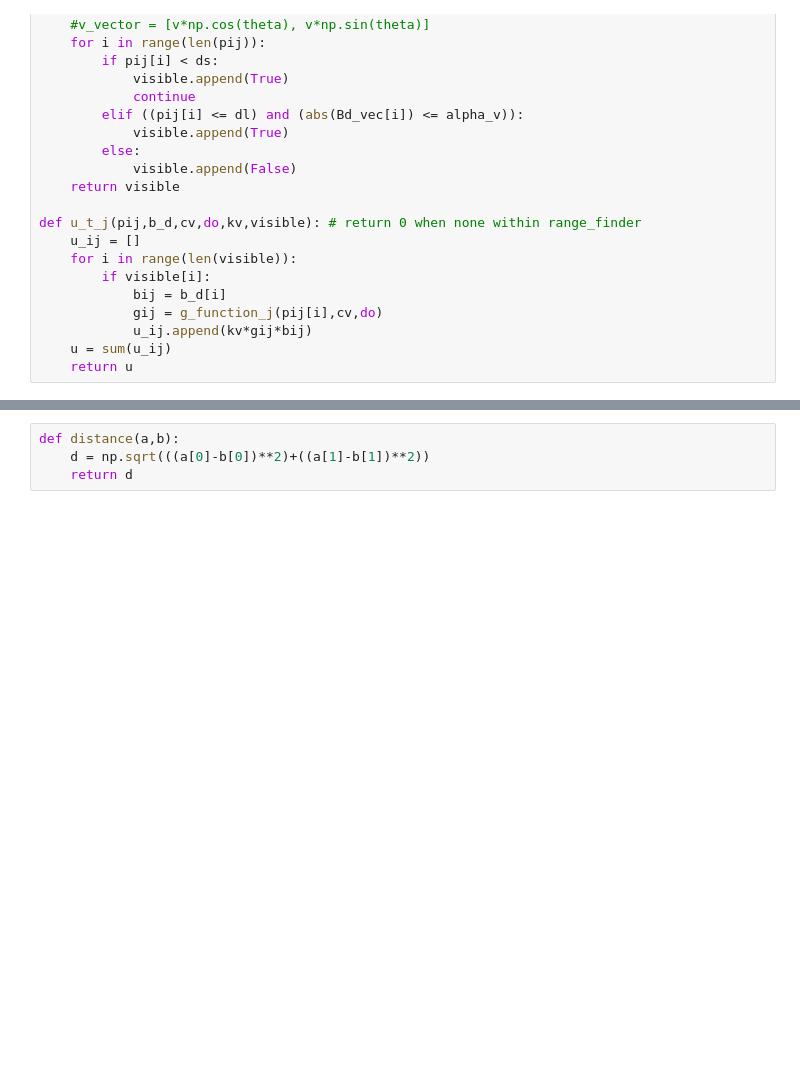
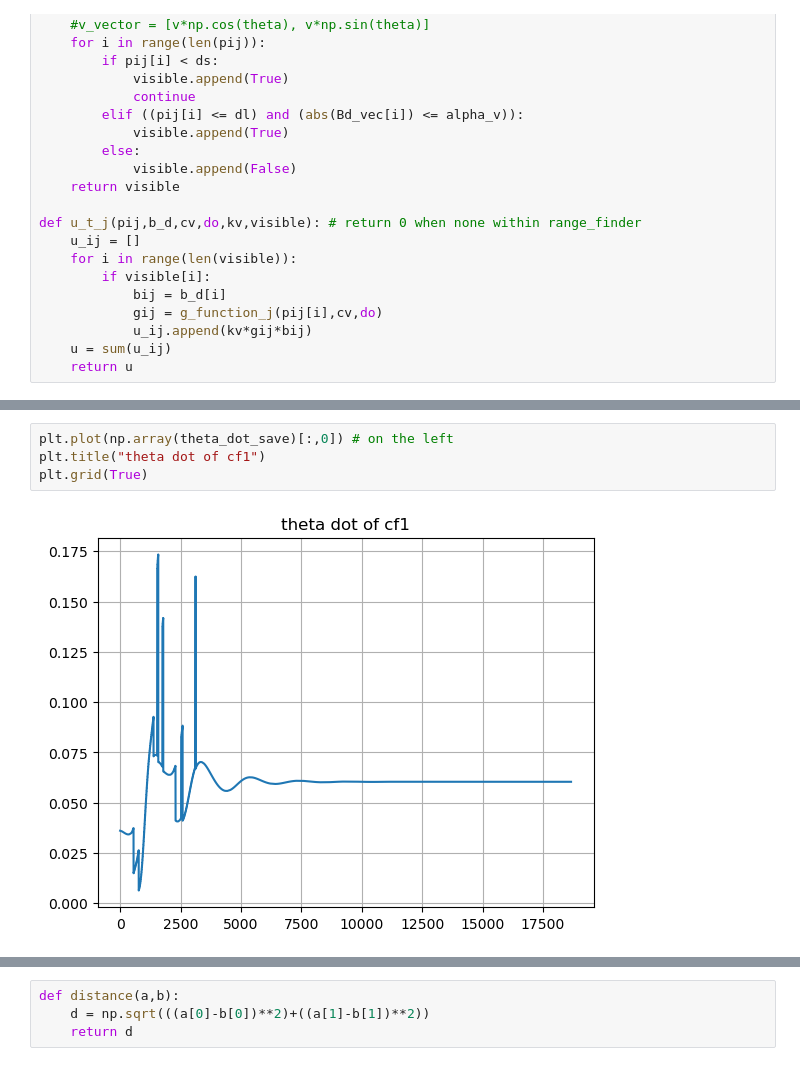
Before and after one commit to kiredoo/crazyflie-basics, a Jupyter notebook: isaac_ws/cyclic.ipynb, the cells around one changed output, grey strips where cells are left out. Cells and saved outputs as stored; diff of their text form; blank space fills up the shorter version.

```diff
--- a/isaac_ws/cyclic.ipynb
+++ b/isaac_ws/cyclic.ipynb
@@ -621,0 +602,6 @@ plt.show()
+# %%
+plt.plot(np.array(theta_dot_save)[:,0]) # on the left
+plt.title("theta dot of cf1")
+plt.grid(True)
+# %% [output]
+[figure, added]
```
Also changed, not shown: parts of 19 cells of this notebook.
